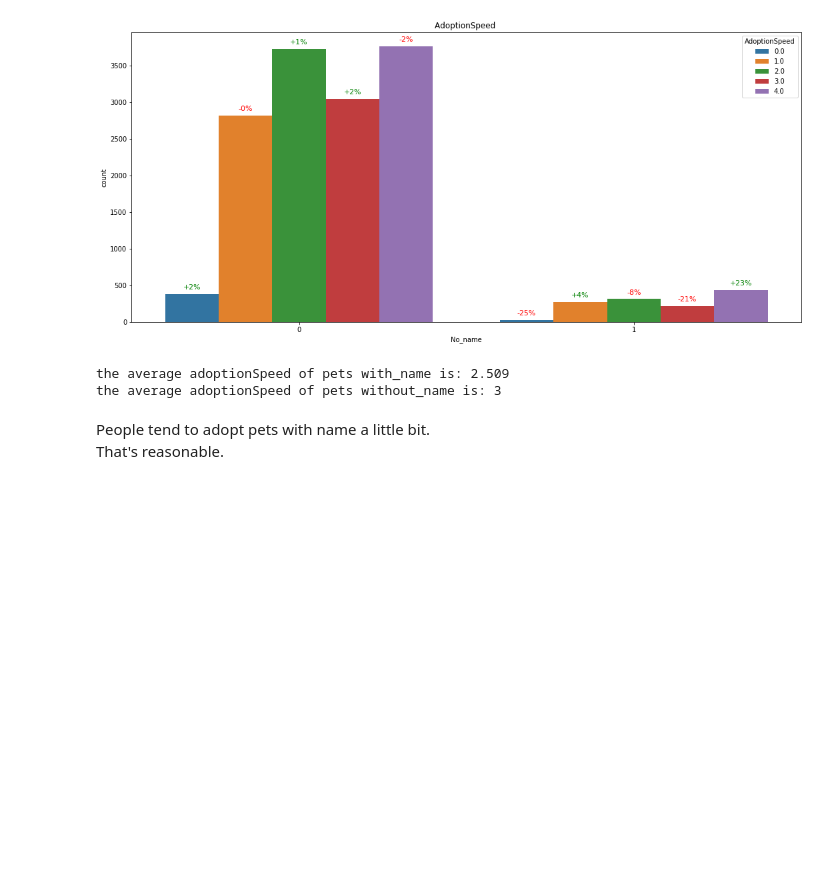
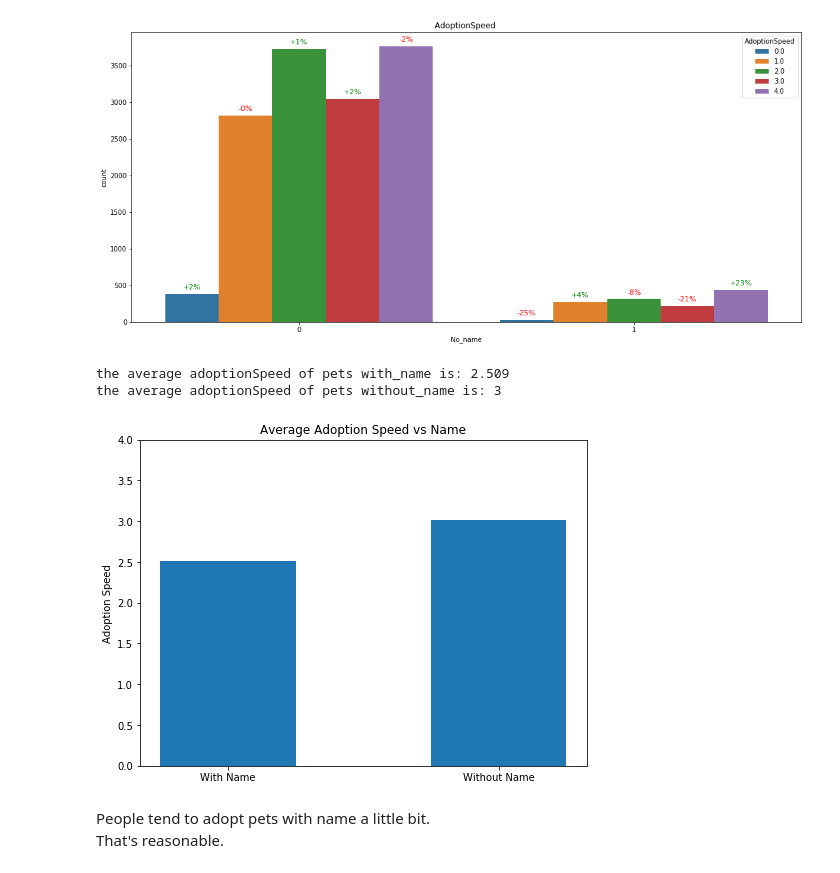
Before and after one commit to Loveker97/PetFinder, a Jupyter notebook: Name visualization.ipynb, the cells around one changed output. Drawn from its saved outputs; the diff is of its cells as text; code cells hidden in the pictures; blank space fills up the shorter version.

```diff
--- a/Name visualization.ipynb
+++ b/Name visualization.ipynb
@@ -221,6 +221,21 @@ print('the average adoptionSpeed of pets without_name is: {}'.format(round(witho
 # %% [output]
 the average adoptionSpeed of pets with_name is: 2.509
 the average adoptionSpeed of pets without_name is: 3
+# %%
+objects = ['With Name', 'Without Name']
+performance = [2.51, 3.01]
+y_pos = np.arange(len(performance))
+
+plt.figure(figsize = (8,6))
+plt.bar(y_pos, performance, align='center', width = 0.5)
+plt.xticks(y_pos, objects)
+plt.ylabel('Adoption Speed')
+plt.ylim(0,4)
+plt.title('Average Adoption Speed vs Name')
+
+plt.show()
+# %% [output]
+[figure, added]
 # %% [markdown]
 People tend to adopt pets with name a little bit.
 That's reasonable.
```
Also changed, not shown: parts of 13 cells of this notebook.
